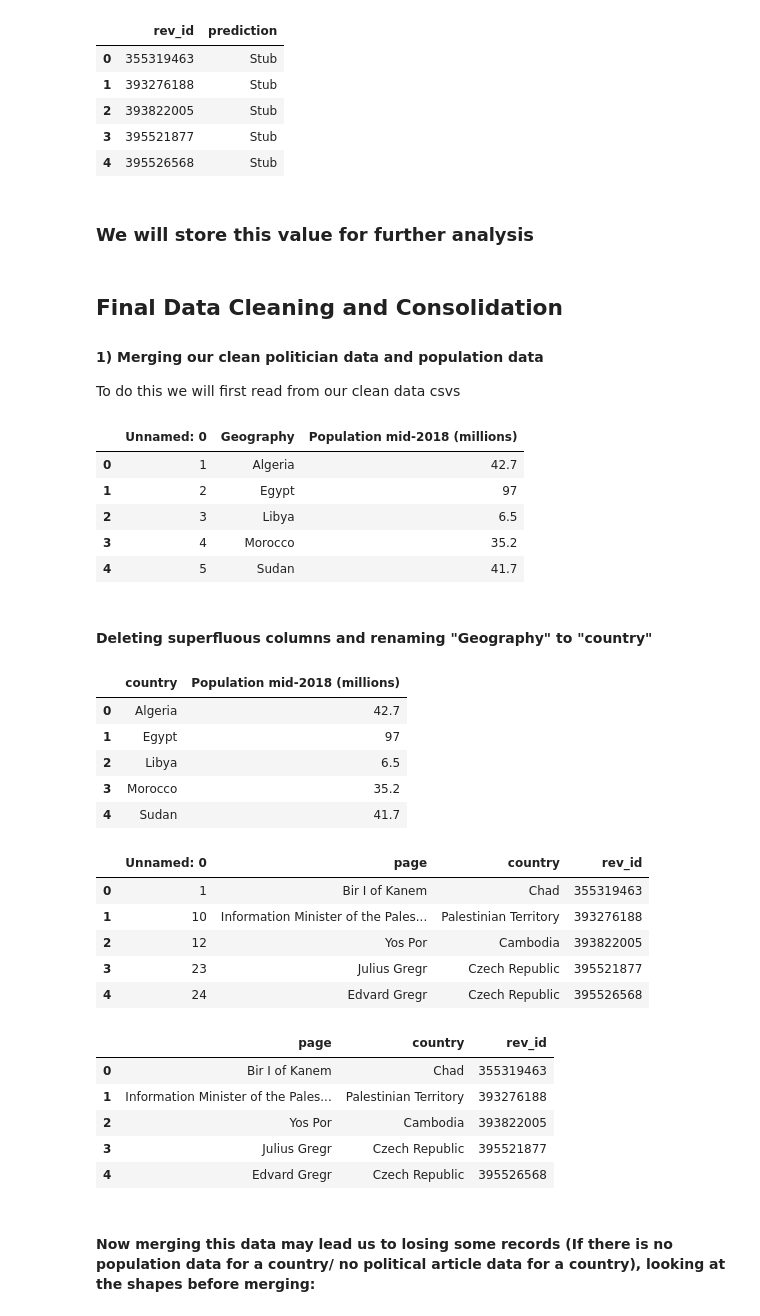
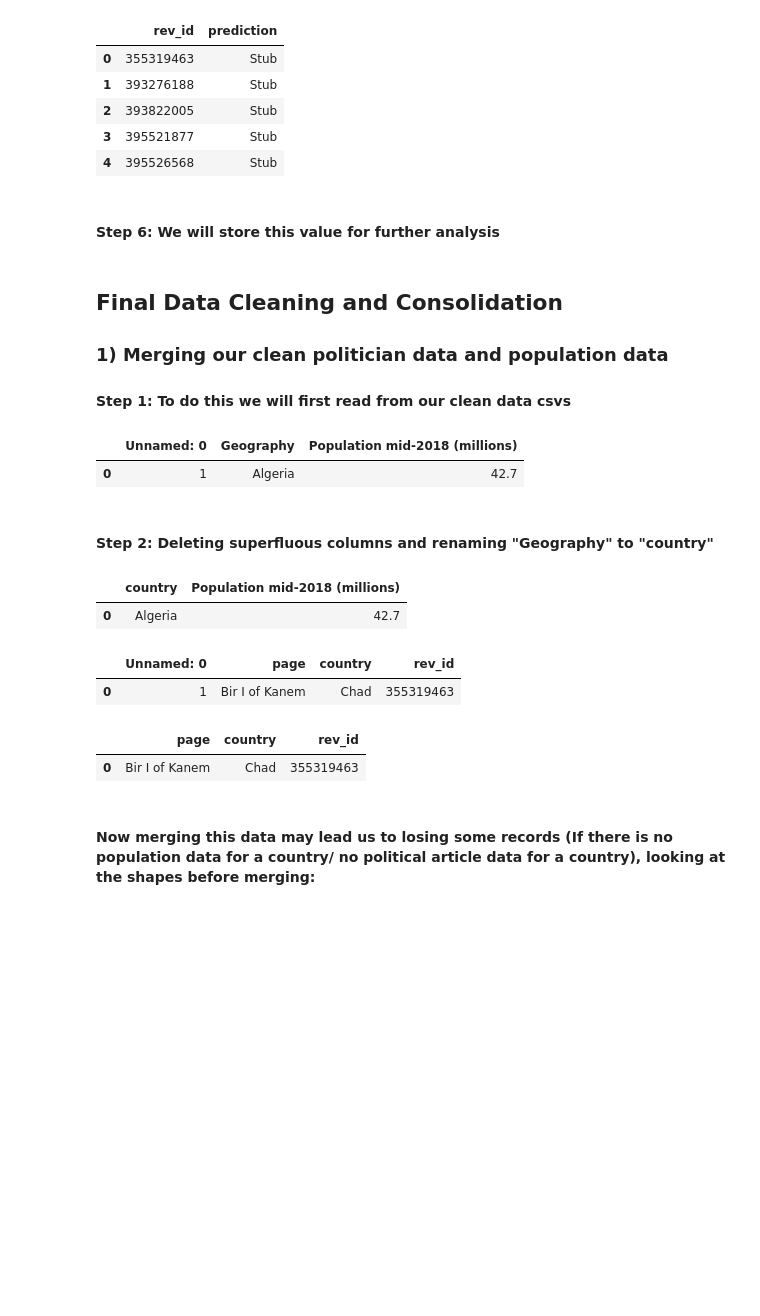
Before and after one commit to apoorva-sh/data-512-a2, a Jupyter notebook: hcds-a2-bias.ipynb, the cells around one changed output. Drawn from its saved outputs; the diff is of its cells as text; code cells hidden in the pictures; blank space fills up the shorter version.

Commit message:
Cleaning the code

```diff
--- a/hcds-a2-bias.ipynb
+++ b/hcds-a2-bias.ipynb
@@ -307,7 +244,7 @@ quality_prediction.head()
 | 3 | 395521877 | Stub |
 | 4 | 395526568 | Stub |
 # %% [markdown]
-### We will store this value for further analysis
+#### Step 6: We will store this value for further analysis
 # %%
 #Storing it in csv file
 
@@ -315,57 +252,41 @@ quality_prediction.to_csv('data/generated_data/quality_prediction.csv')
 # %% [markdown]
 ## Final Data Cleaning and Consolidation
 
-#### 1) Merging our clean politician data and population data
+### 1) Merging our clean politician data and population data
 
-To do this we will first read from our clean data csvs
+#### Step 1: To do this we will first read from our clean data csvs
 # %%
 #Reading from clean population data
 clean_popdata = pd.read_csv('data/generated_data/clean_population_data.csv')
 
-clean_popdata.head()
+clean_popdata.head(1)
 # %% [output]
 |  | Unnamed: 0 | Geography | Population mid-2018 (millions) |
 | 0 | 1 | Algeria | 42.7 |
-| 1 | 2 | Egypt | 97 |
-| 2 | 3 | Libya | 6.5 |
-| 3 | 4 | Morocco | 35.2 |
-| 4 | 5 | Sudan | 41.7 |
 # %% [markdown]
-#### Deleting superfluous columns and renaming "Geography" to "country"
+#### Step 2: Deleting superfluous columns and renaming "Geography" to "country"
 # %%
 del clean_popdata['Unnamed: 0']
 clean_popdata = clean_popdata.rename(columns={'Geography':'country'})
-clean_popdata.head()
+clean_popdata.head(1)
 # %% [output]
 |  | country | Population mid-2018 (millions) |
 | 0 | Algeria | 42.7 |
-| 1 | Egypt | 97 |
-| 2 | Libya | 6.5 |
-| 3 | Morocco | 35.2 |
-| 4 | Sudan | 41.7 |
 # %%
 #Reading from clean political data
 clean_poldata = pd.read_csv('data/generated_data/clean_political_article_data.csv')
 
-clean_poldata.head()
+clean_poldata.head(1)
 # %% [output]
 |  | Unnamed: 0 | page | country | rev_id |
 | 0 | 1 | Bir I of Kanem | Chad | 355319463 |
-| 1 | 10 | Information Minister of the Pales... | Palestinian Territory | 393276188 |
-| 2 | 12 | Yos Por | Cambodia | 393822005 |
-| 3 | 23 | Julius Gregr | Czech Republic | 395521877 |
-| 4 | 24 | Edvard Gregr | Czech Republic | 395526568 |
 # %%
 del clean_poldata['Unnamed: 0']
 
-clean_poldata.head()
+clean_poldata.head(1)
 # %% [output]
 |  | page | country | rev_id |
 | 0 | Bir I of Kanem | Chad | 355319463 |
-| 1 | Information Minister of the Pales... | Palestinian Territory | 393276188 |
-| 2 | Yos Por | Cambodia | 393822005 |
-| 3 | Julius Gregr | Czech Republic | 395521877 |
-| 4 | Edvard Gregr | Czech Republic | 395526568 |
 # %% [markdown]
 #### Now merging this data may lead us to losing some records (If there is no population data for a country/ no political article data for a country), looking at the shapes before merging:
 # %%
```
Also changed, not shown: parts of 44 cells of this notebook.
